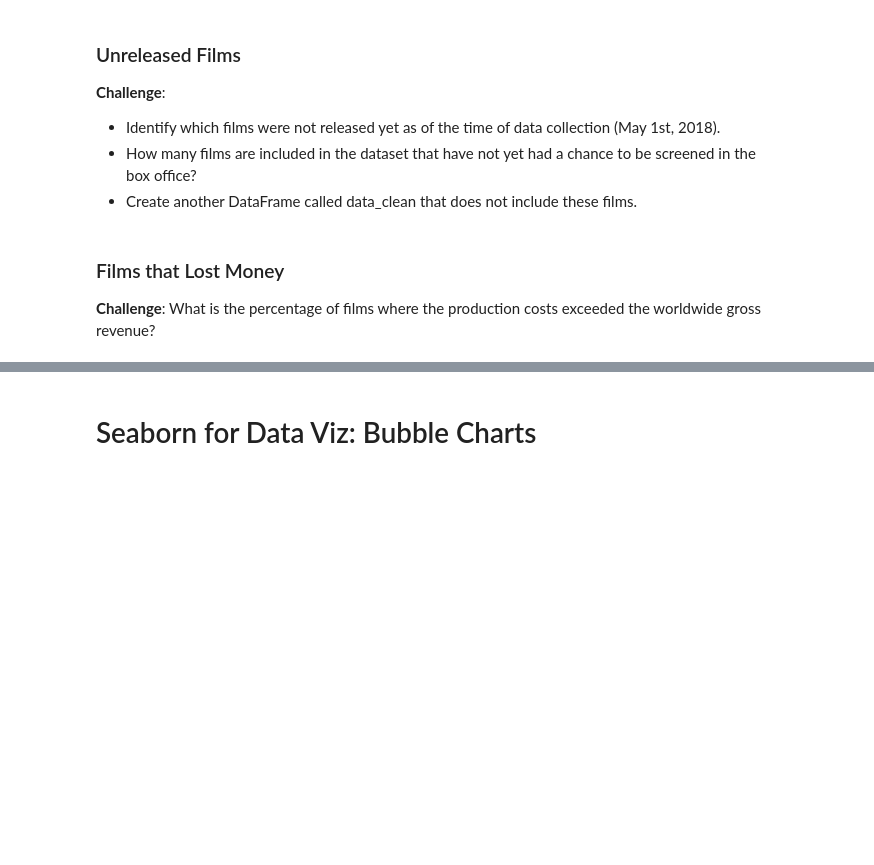
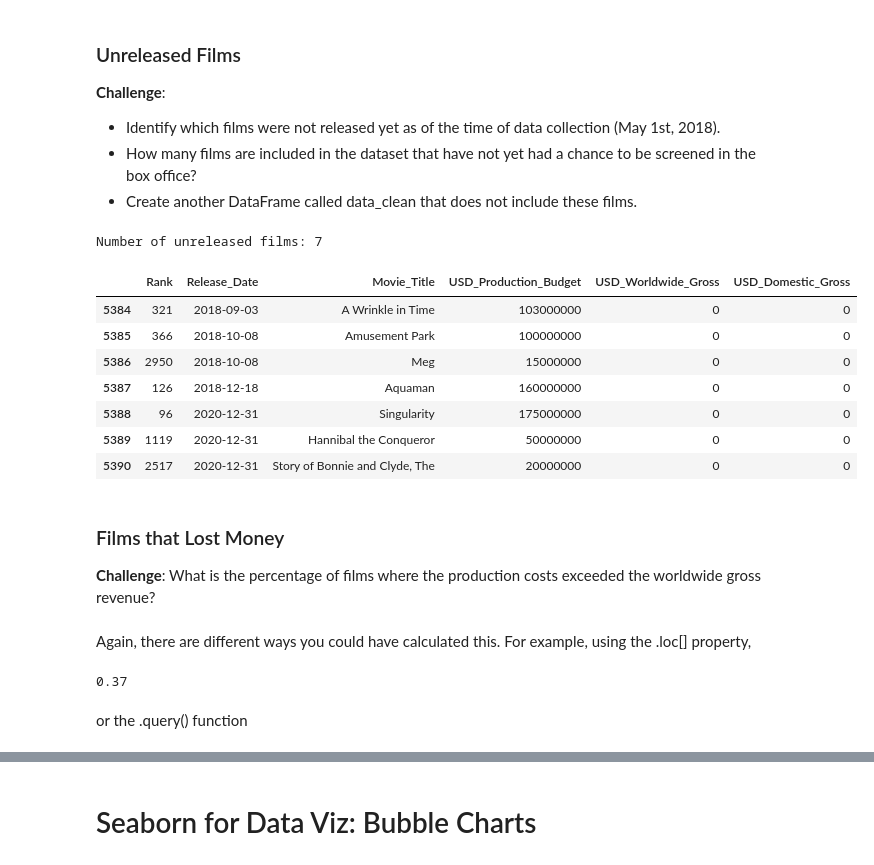
Before and after one commit to ksg-dev/linear-regression-seaborn, a Jupyter notebook: Seaborn_and_Linear_Regression_(start).ipynb, the cells around one changed output, grey strips where cells are left out. Cells and saved outputs as stored; diff of their text form; code cells hidden in the pictures; blank space fills up the shorter version.

Commit message:
films that lost money

```diff
--- a/Seaborn_and_Linear_Regression_(start).ipynb
+++ b/Seaborn_and_Linear_Regression_(start).ipynb
@@ -355,3 +373,17 @@ Hint: This time you'll have to use the `and` keyword.
 # %%
 # Date of Data Collection
 scrape_date = pd.Timestamp('2018-5-1')
+# %%
+future_releases = data_clean[data_clean.Release_Date >= scrape_date]
+print(f"Number of unreleased films: {len(future_releases)}")
+future_releases
+# %% [output]
+Number of unreleased films: 7
+|  | Rank | Release_Date | Movie_Title | USD_Production_Budget | USD_Worldwide_Gross | USD_Domestic_Gross |
+| 5384 | 321 | 2018-09-03 | A Wrinkle in Time | 103000000 | 0 | 0 |
+| 5385 | 366 | 2018-10-08 | Amusement Park | 100000000 | 0 | 0 |
+| 5386 | 2950 | 2018-10-08 | Meg | 15000000 | 0 | 0 |
+| 5387 | 126 | 2018-12-18 | Aquaman | 160000000 | 0 | 0 |
+| 5388 | 96 | 2020-12-31 | Singularity | 175000000 | 0 | 0 |
+| 5389 | 1119 | 2020-12-31 | Hannibal the Conqueror | 50000000 | 0 | 0 |
+| 5390 | 2517 | 2020-12-31 | Story of Bonnie and Clyde, The | 20000000 | 0 | 0 |
@@ -360,3 +395,12 @@ scrape_date = pd.Timestamp('2018-5-1')
 
 **Challenge**:
 What is the percentage of films where the production costs exceeded the worldwide gross revenue?
+# %% [markdown]
+Again, there are different ways you could have calculated this. For example, using the .loc[] property,
+# %%
+money_losing = clean_data.loc[clean_data.USD_Production_Budget > clean_data.USD_Worldwide_Gross]
+len(money_losing)/len(clean_data)
+# %% [output]
+0.37
+# %% [markdown]
+or the .query() function
```
Also changed, not shown: parts of 5 cells of this notebook.
